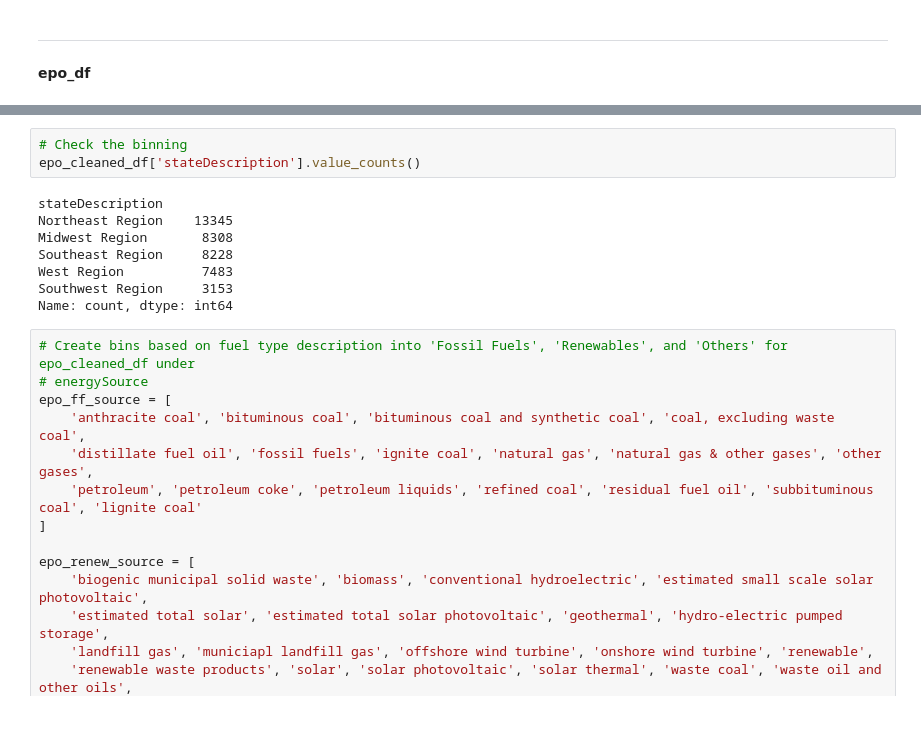
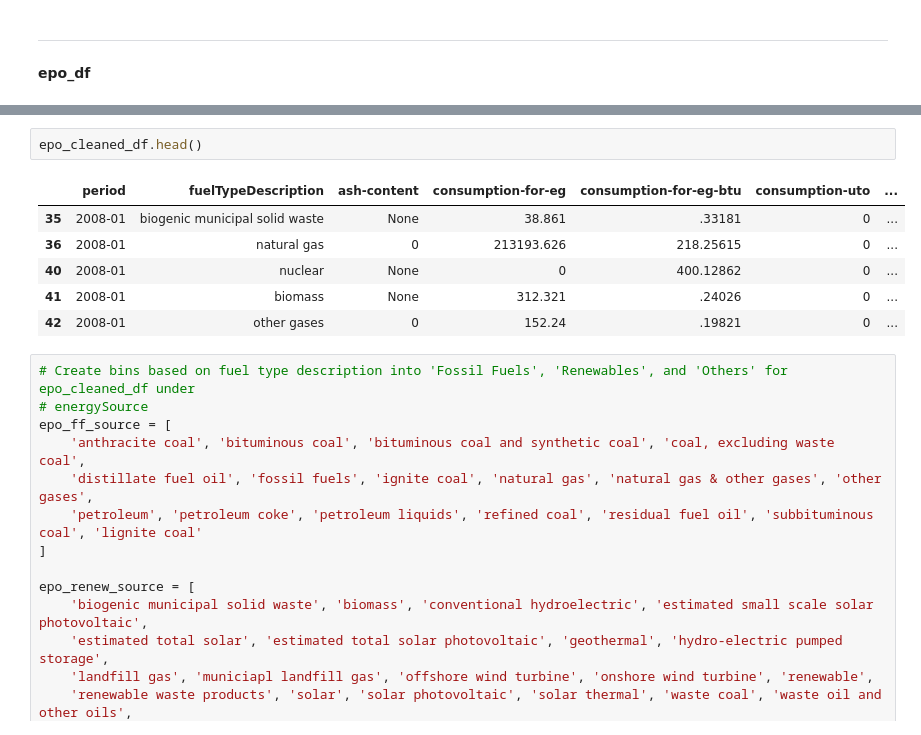
Before and after one commit to 123noob1/gwu-bootcamp-proj-4, a Jupyter notebook: website/jupyter/etl.ipynb, the cells around one changed output, grey strips where cells are left out. Cells and saved outputs as stored; diff of their text form.

```diff
--- a/website/jupyter/etl.ipynb
+++ b/website/jupyter/etl.ipynb
@@ -250,14 +232,12 @@ epo_cleaned_df = category_bin(epo_cleaned_df, 'stateDescription', northeast_reg,
-# %%
-# Check the binning
-epo_cleaned_df['stateDescription'].value_counts()
-# %% [output]
-stateDescription
-Northeast Region    13345
-Midwest Region       8308
-Southeast Region     8228
-West Region          7483
-Southwest Region     3153
-Name: count, dtype: int64
+# %%
+epo_cleaned_df.head()
+# %% [output]
+|  | period | fuelTypeDescription | ash-content | consumption-for-eg | consumption-for-eg-btu | consumption-uto | ... |
+| 35 | 2008-01 | biogenic municipal solid waste | None | 38.861 | .33181 | 0 | ... |
+| 36 | 2008-01 | natural gas | 0 | 213193.626 | 218.25615 | 0 | ... |
+| 40 | 2008-01 | nuclear | None | 0 | 400.12862 | 0 | ... |
+| 41 | 2008-01 | biomass | None | 312.321 | .24026 | 0 | ... |
+| 42 | 2008-01 | other gases | 0 | 152.24 | .19821 | 0 | ... |
 # %%
 # Create bins based on fuel type description into 'Fossil Fuels', 'Renewables', and 'Others' for epo_cleaned_df under
 # energySource
```
Also changed, not shown: parts of 34 cells of this notebook, 4 other files.
